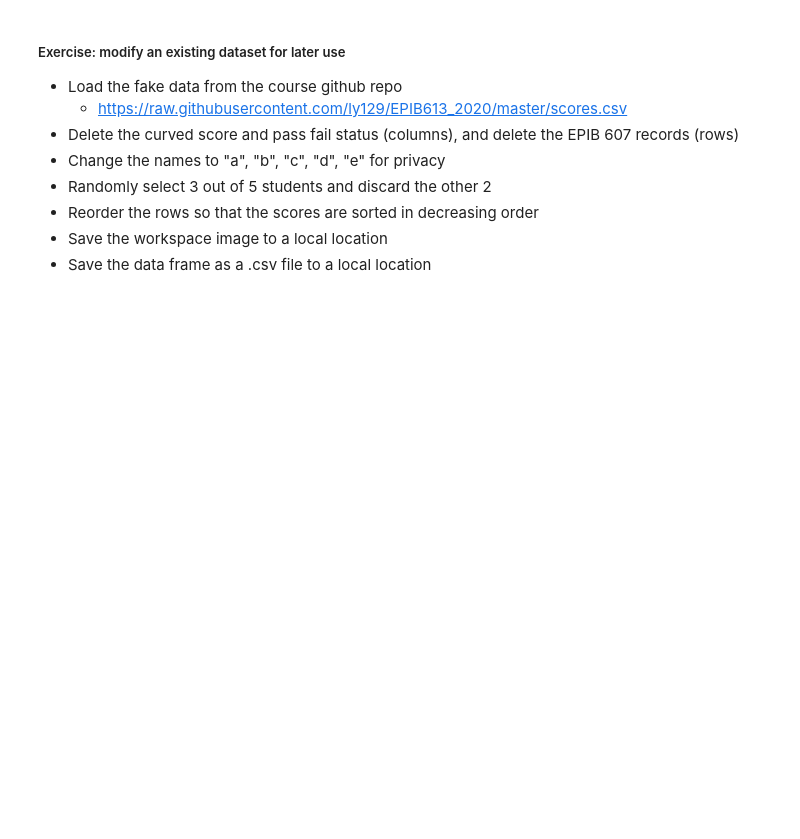
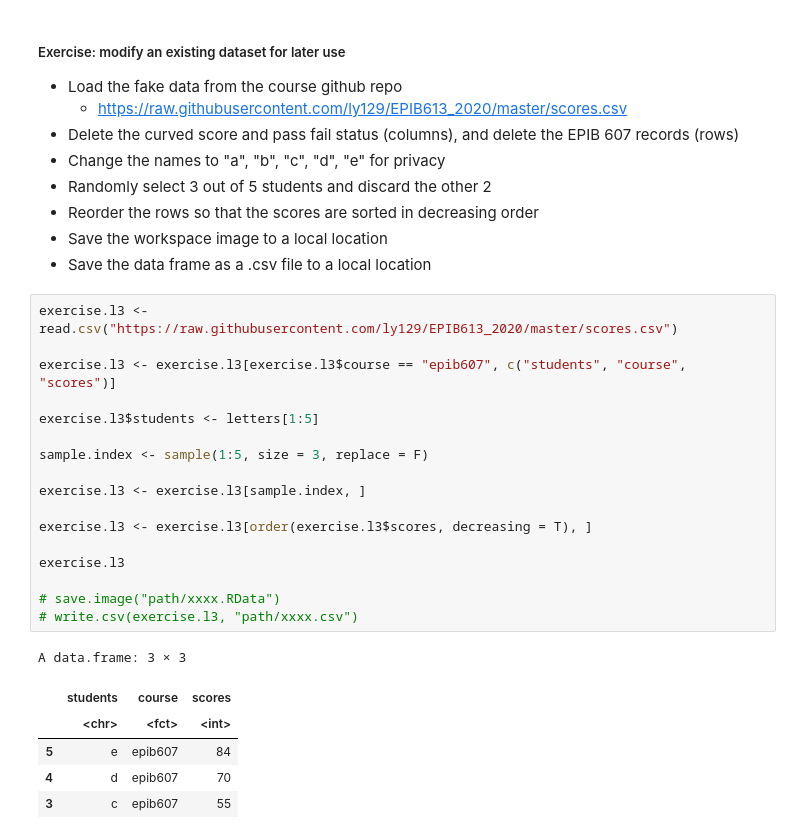
Before and after one commit to ly129/EPIB613_2020, a Jupyter notebook: Notes.ipynb, the cells around one changed output. Drawn from its saved outputs; the diff is of its cells as text; blank space fills up the shorter version.

```diff
--- a/Notes.ipynb
+++ b/Notes.ipynb
@@ -1307,3 +1376,27 @@ A data.frame: 4 × 2
 - Reorder the rows so that the scores are sorted in decreasing order
 - Save the workspace image to a local location
 - Save the data frame as a .csv file to a local location
+# %%
+exercise.l3 <- read.csv("https://raw.githubusercontent.com/ly129/EPIB613_2020/master/scores.csv")
+
+exercise.l3 <- exercise.l3[exercise.l3$course == "epib607", c("students", "course", "scores")]
+
+exercise.l3$students <- letters[1:5]
+
+sample.index <- sample(1:5, size = 3, replace = F)
+
+exercise.l3 <- exercise.l3[sample.index, ]
+
+exercise.l3 <- exercise.l3[order(exercise.l3$scores, decreasing = T), ]
+
+exercise.l3
+
+# save.image("path/xxxx.RData")
+# write.csv(exercise.l3, "path/xxxx.csv")
+# %% [output]
+A data.frame: 3 × 3
+|  | students | course | scores |
+|  | <chr> | <fct> | <int> |
+| 5 | e | epib607 | 84 |
+| 4 | d | epib607 | 70 |
+| 3 | c | epib607 | 55 |
```
Also changed, not shown: parts of 17 cells of this notebook, 3 other files.
